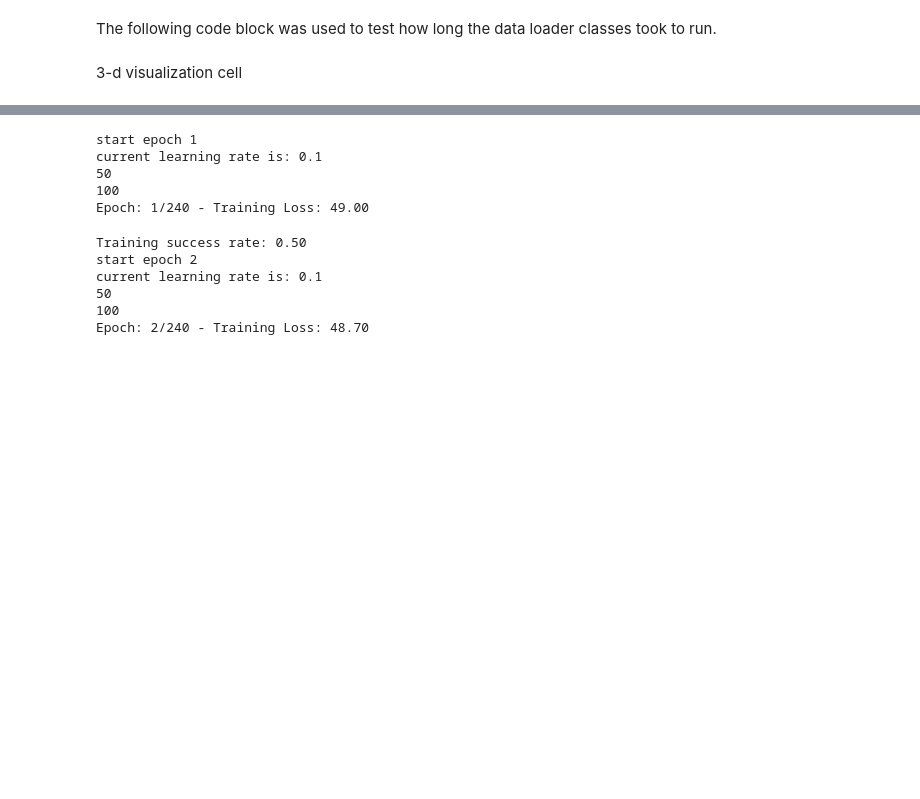
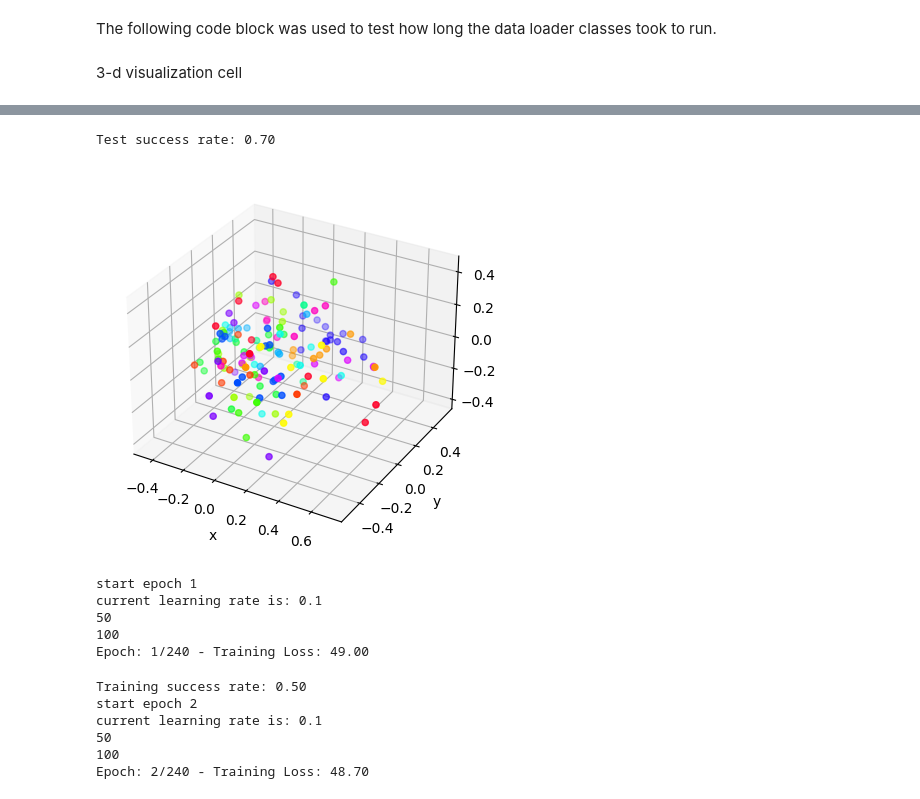
Before and after one commit to LiorMaltz/SiameseModel-TripletLoss-PyTorch, a Jupyter notebook: Source/Siamese_Network.ipynb, the cells around one changed output, grey strips where cells are left out. Cells and saved outputs as stored; diff of their text form; code cells hidden in the pictures; blank space fills up the shorter version.

```diff
--- a/Source/Siamese_Network.ipynb
+++ b/Source/Siamese_Network.ipynb
@@ -288,18 +286,22 @@ class RootDataSet:
         self.toTensor = transforms.ToTensor()
         self.normalize = transforms.Normalize([0.485, 0.456, 0.406], [0.229, 0.224, 0.225])
 
+        self.train_archive = zipfile.ZipFile(self.train_zip_path, 'r')
+
         if is_train:
             self.filter_data_frame(min_paints_artist=20, max_paints_artist=10000, most_frequent=None)
-
+        else:
+            self.filter_data_frame(min_paints_artist=0, max_paints_artist=1000000, most_frequent=None)
         self.train_images_files = self.data_frame.iloc[:, 11].values
         self.train_labels = self.data_frame.iloc[:, 0].values
         self.train_index = self.data_frame.index.values
 
-        self.choose_n_to_visualization(150, 15)
+        if is_train:
+            self.choose_n_to_visualization(150, 15)
 
     # With this function we choose only artists with a set range of paintings to their name.
     def filter_data_frame(self, min_paints_artist, max_paints_artist, most_frequent = None):
-        self.train_archive = zipfile.ZipFile(self.train_zip_path, 'r')
+        #
         image_name_list = []
         for image_name in self.train_archive.namelist():
             image_name_list.append(image_name[len(self.train_zip_name):])
@@ -336,15 +338,13 @@ class RootDataSet:
         self.n_images = n_images
         self.labels = labels
 
+    def remove_validation_data(self, data_to_remove):
 
-    def remove_validation_data(self, data_to_remove):
-        for i in range(len(data_to_remove)):
-            data_to_remove['new_filename']
-            mask = self.data_frame['new_filename'].isin(data_to_remove['new_filename'])
+        mask = self.data_frame['new_filename'].isin(data_to_remove['new_filename'])
 
-            # invert the mask to select the rows that should remain in df1
-            self.data_frame = self.data_frame[~mask]
-            self.data_frame = self.data_frame.reset_index(drop=True)
+        # invert the mask to select the rows that should remain in df1
+        self.data_frame = self.data_frame[~mask]
+        self.data_frame = self.data_frame.reset_index(drop=True)
 
 # debug stuff
 #obj = RootDataSet("train", train_data_frame, fixed_res=True, res_size=256)
@@ -1005,21 +1093,33 @@ torch.save({"model_state_dict": model.state_dict(),
 # %%
 def evaluation(model):
     # prepare the test loader and send it with the examined model to the tester
     #test_loader_object = TripletDataSet("test", test_data_frame, fixed_res=True, res_size=256)
     test_loader_object = TripletDataSet("train_1", train_data_frame, fixed_res=True, res_size=256)
     test_loader = DataLoader(test_loader_object, batch_size=batch_size, num_workers=0, shuffle=True)
     test_run(test_loader, model, "test")
     # visualize the model outputs
     visualization_3d(model, test_loader_object)
 
-if True:
+if False:
     # Create a new instance of the model
     # Then we load the stored state of the model we want to evaluate
-    batch_size = 16
+    batch_size = 32
     model = Network(3, 128)
     checkpoint = torch.load("../Data/Models/trained_model.pth")
     model.load_state_dict(checkpoint["model_state_dict"])
     evaluation(model.to(device))
+
+if True:
+    # Create a new instance of the model
+    # Then we load the stored state of the model we want to evaluate
+    batch_size = 32
+    model = Network(3, 128)
+    checkpoint = torch.load("best_epoch_trained_model.pth")
+    model.load_state_dict(checkpoint["model_state_dict"])
+    evaluation(model.to(device))
+# %% [output]
+Test success rate: 0.70
+[figure, added]
 # %%
 class SiameseNetwork_(nn.Module):
     def __init__(self, in_dim=128, out_dim=1):
```
Also changed, not shown: parts of 5 cells of this notebook.
